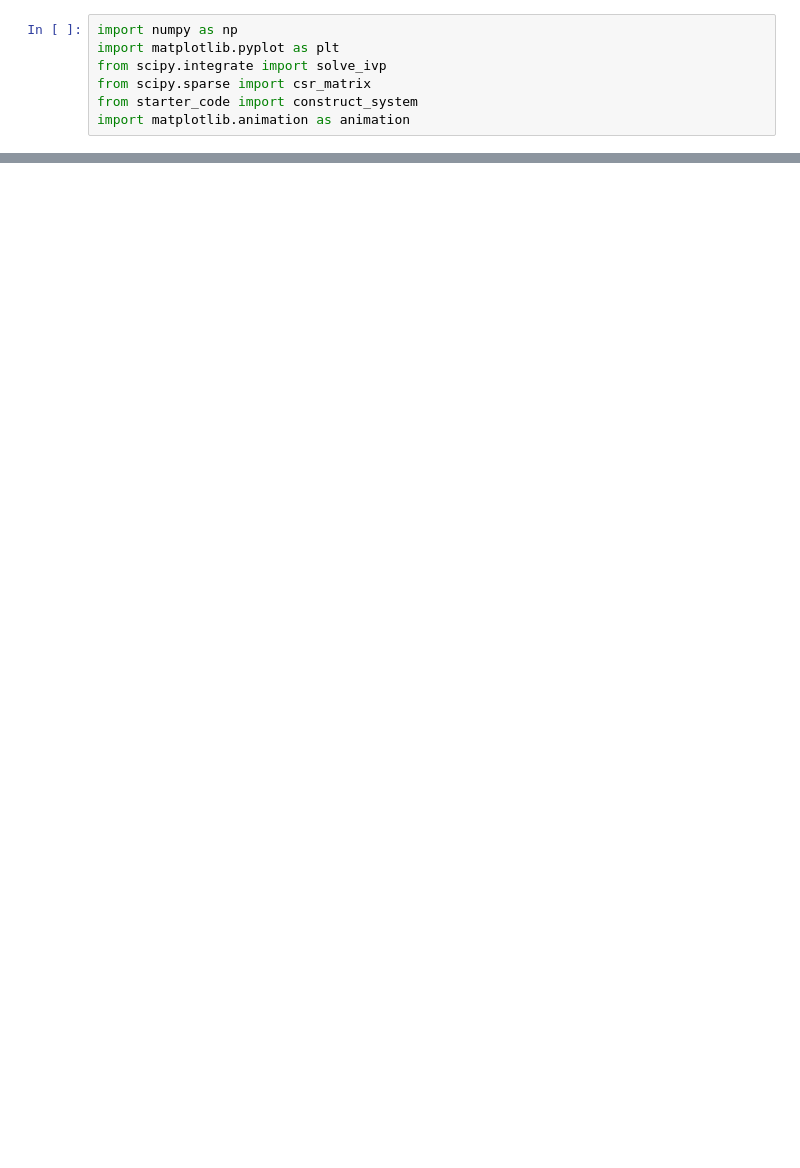
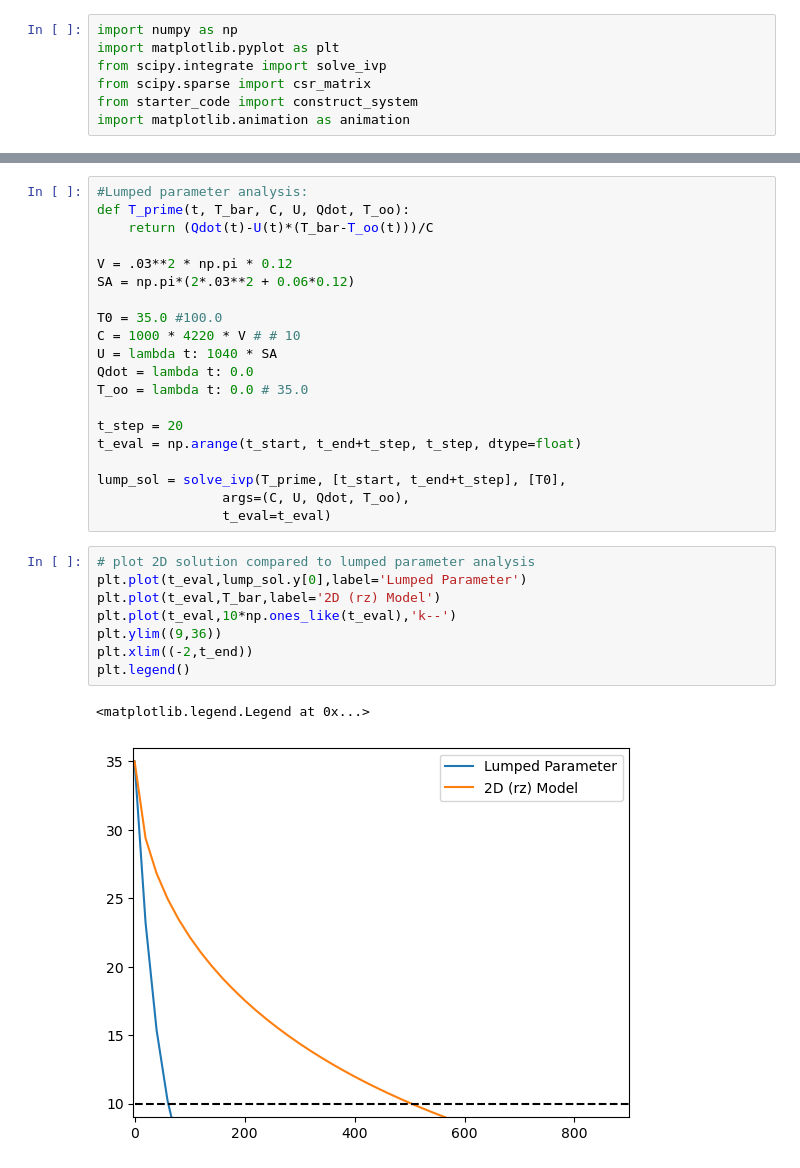
Before and after one commit to me701/homework-4-bourmanleegibson, a Jupyter notebook: Solution.ipynb, the cells around one changed output, grey strips where cells are left out. Drawn from its saved outputs; the diff is of its cells as text; blank space fills up the shorter version.

```diff
--- a/Solution.ipynb
+++ b/Solution.ipynb
@@ -186,0 +317,31 @@ plt.show()
+# %%
+#Lumped parameter analysis:
+def T_prime(t, T_bar, C, U, Qdot, T_oo):
+    return (Qdot(t)-U(t)*(T_bar-T_oo(t)))/C
+
+V = .03**2 * np.pi * 0.12
+SA = np.pi*(2*.03**2 + 0.06*0.12)
+
+T0 = 35.0 #100.0
+C = 1000 * 4220 * V # # 10
+U = lambda t: 1040 * SA
+Qdot = lambda t: 0.0
+T_oo = lambda t: 0.0 # 35.0
+
+t_step = 20
+t_eval = np.arange(t_start, t_end+t_step, t_step, dtype=float)
+
+lump_sol = solve_ivp(T_prime, [t_start, t_end+t_step], [T0],
+                args=(C, U, Qdot, T_oo),
+                t_eval=t_eval)
+# %%
+# plot 2D solution compared to lumped parameter analysis
+plt.plot(t_eval,lump_sol.y[0],label='Lumped Parameter')
+plt.plot(t_eval,T_bar,label='2D (rz) Model')
+plt.plot(t_eval,10*np.ones_like(t_eval),'k--')
+plt.ylim((9,36))
+plt.xlim((-2,t_end))
+plt.legend()
+# %% [output]
+<matplotlib.legend.Legend at 0x...>
+[figure, added]
```
Also changed, not shown: parts of 6 cells of this notebook.
